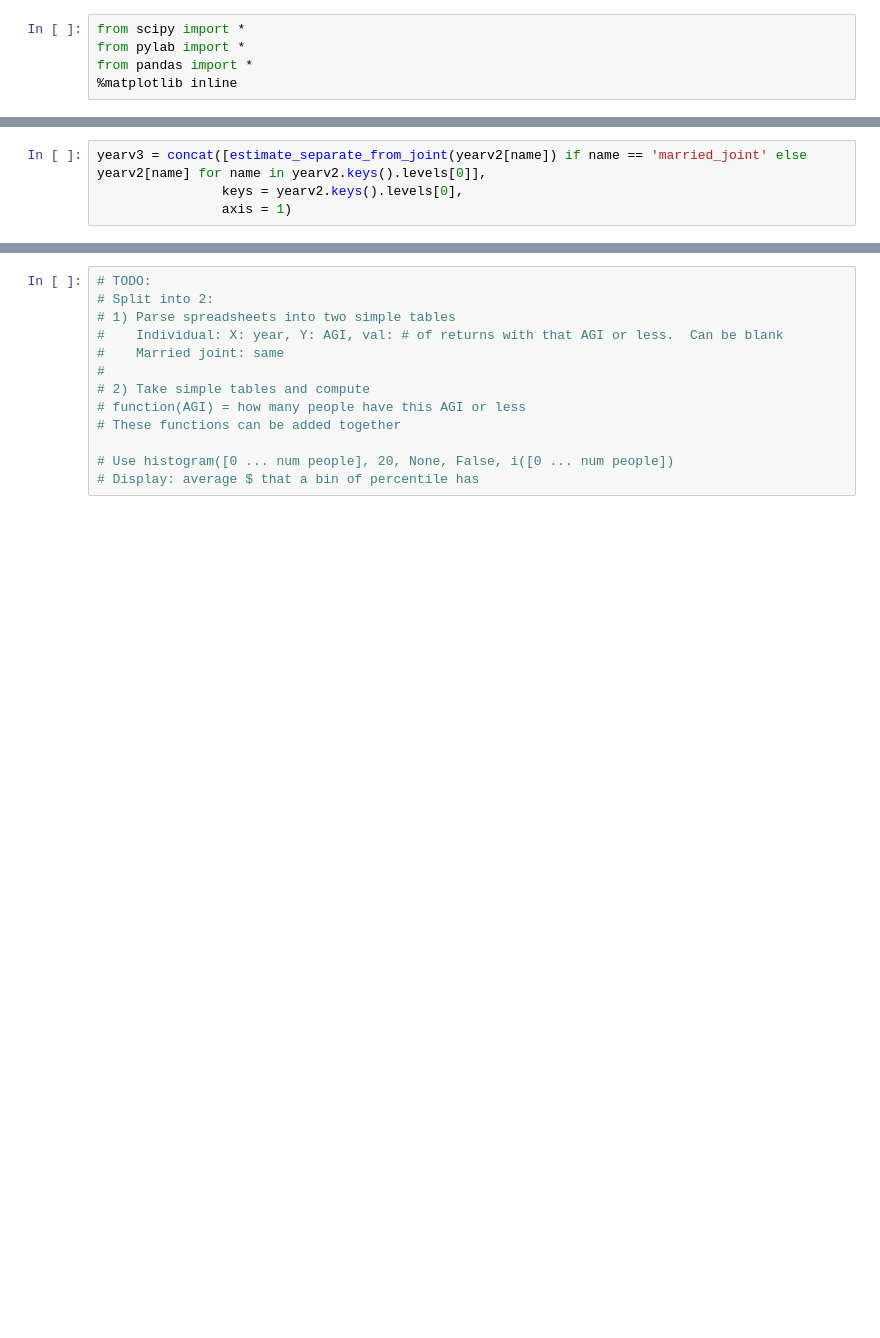
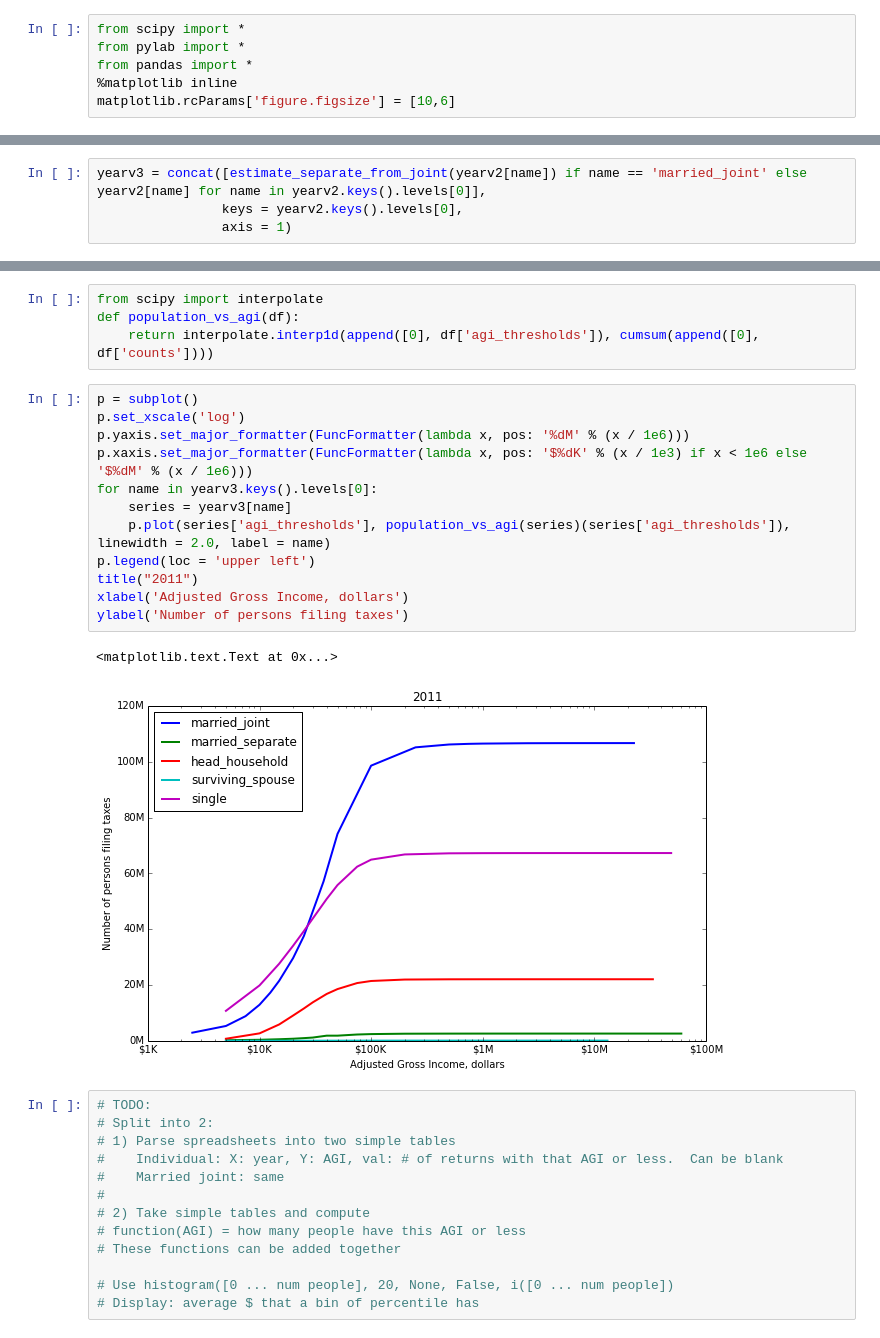
Before and after one commit to CMU-CREATE-Lab/underemployment, a Jupyter notebook: IRS Income Histogram.ipynb, the cells around one changed output, grey strips where cells are left out. Cells and saved outputs as stored; diff of their text form; blank space fills up the shorter version.

Commit message:
Plot of # of people filing vs AGI, per category, 2011

```diff
--- a/IRS Income Histogram.ipynb
+++ b/IRS Income Histogram.ipynb
@@ -3,6 +3,7 @@ from scipy import *
 from pylab import *
 from pandas import *
 %matplotlib inline
+matplotlib.rcParams['figure.figsize'] = [10,6]
 # %%
 import os
 dir = os.path.expanduser("~/projects/underemployment/data")
@@ -231,3 +242,22 @@ yearv3
+# %%
+from scipy import interpolate
+def population_vs_agi(df):
+    return interpolate.interp1d(append([0], df['agi_thresholds']), cumsum(append([0], df['counts'])))
+# %%
+p = subplot()
+p.set_xscale('log')
+p.yaxis.set_major_formatter(FuncFormatter(lambda x, pos: '%dM' % (x / 1e6)))
+p.xaxis.set_major_formatter(FuncFormatter(lambda x, pos: '$%dK' % (x / 1e3) if x < 1e6 else '$%dM' % (x / 1e6)))
+for name in yearv3.keys().levels[0]:
+    series = yearv3[name]
+    p.plot(series['agi_thresholds'], population_vs_agi(series)(series['agi_thresholds']), linewidth = 2.0, label = name)
+p.legend(loc = 'upper left')
+title("2011")
+xlabel('Adjusted Gross Income, dollars')
+ylabel('Number of persons filing taxes')
+# %% [output]
+<matplotlib.text.Text at 0x...>
+[figure, added]
 # %%
 # TODO:
 # Split into 2:
```
Also changed, not shown: parts of 5 cells of this notebook.
